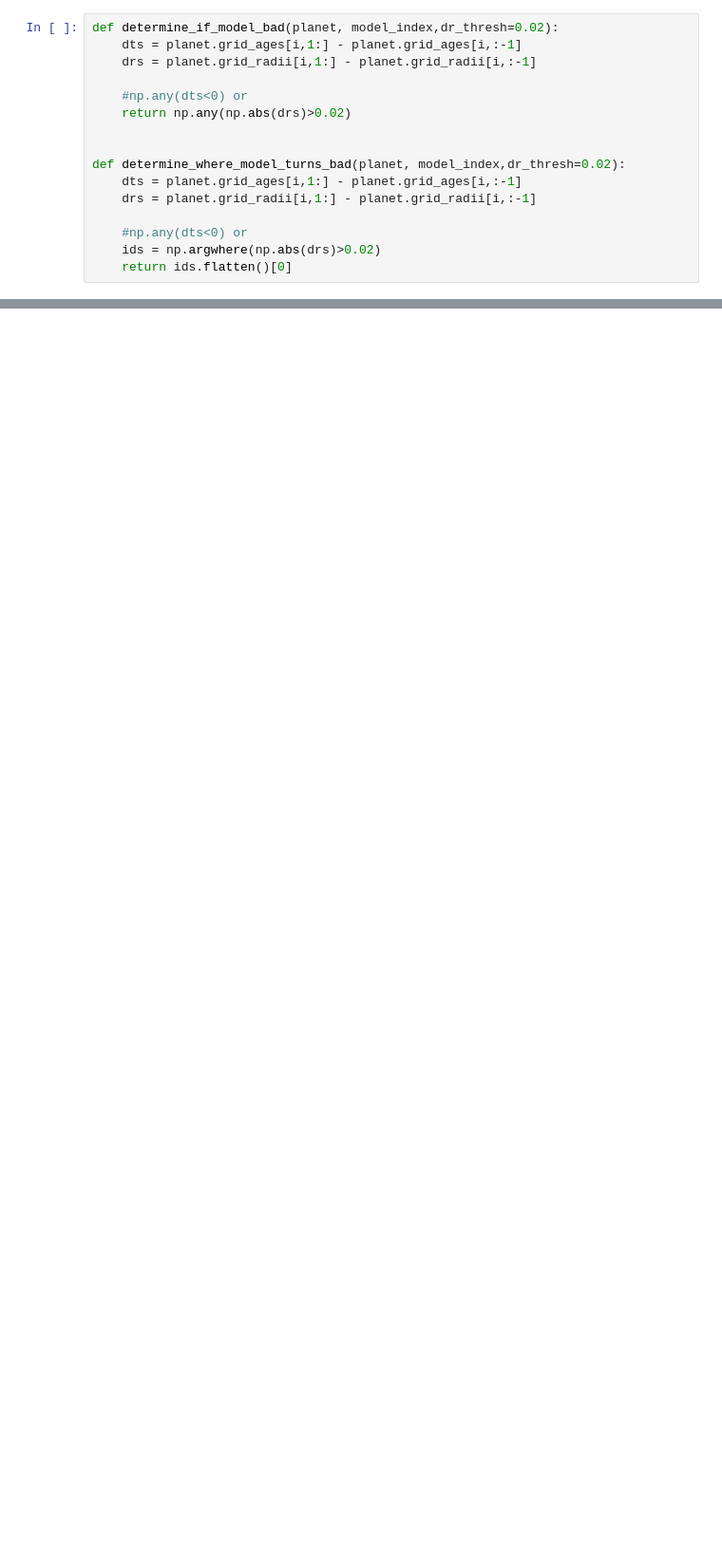
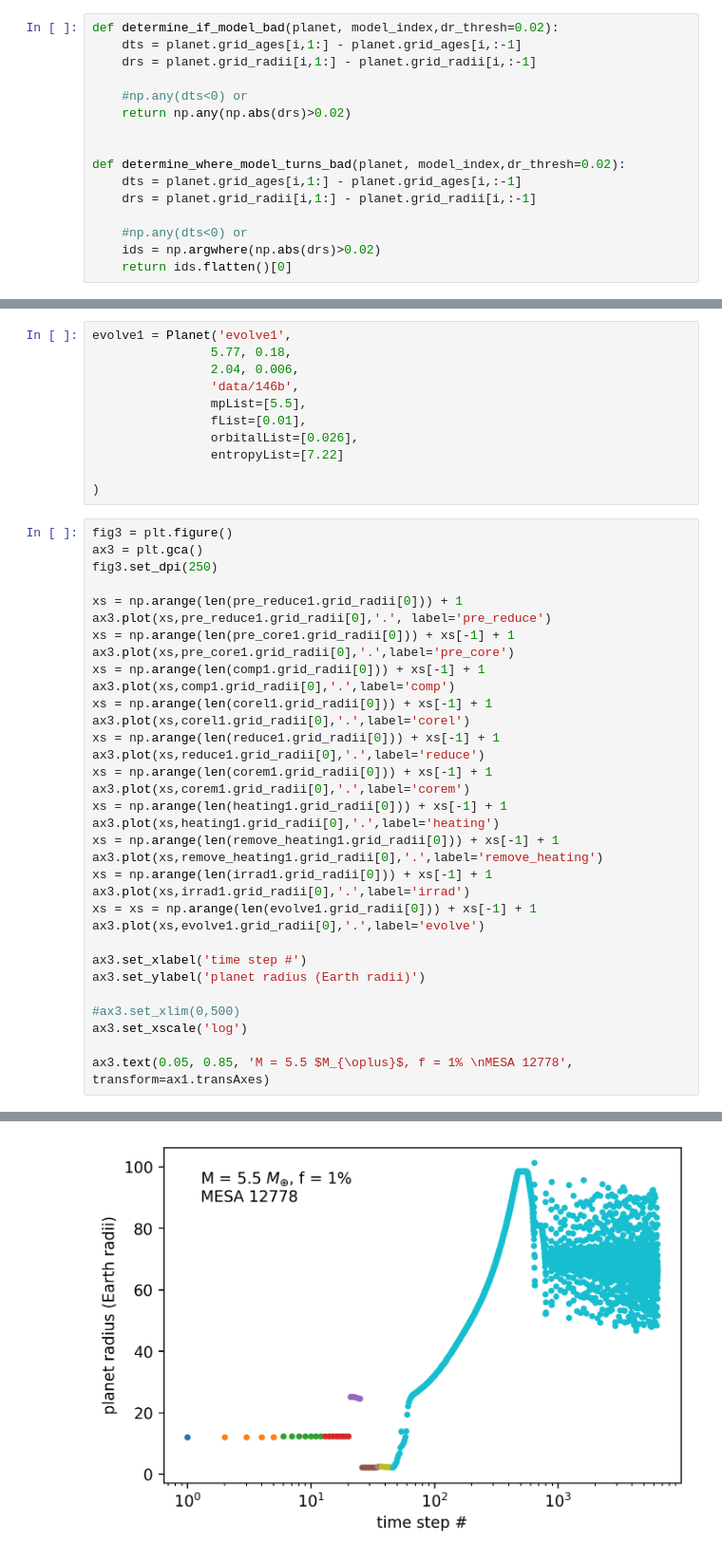
Before and after one commit to bridgethaas/subneptune-generator, a Jupyter notebook: practice.ipynb, the cells around one changed output, grey strips where cells are left out. Shown at 95% size. Saved outputs shown, nothing was run; the diff lists cells and outputs as text; blank space fills up the shorter version.

```diff
--- a/practice.ipynb
+++ b/practice.ipynb
@@ -287,0 +716,45 @@ not (a and b) -> not a or not b -> either doesnt go back in time or it does and
+# %%
+evolve1 = Planet('evolve1',
+                5.77, 0.18,
+                2.04, 0.006,
+                'data/146b',
+                mpList=[5.5],
+                fList=[0.01],
+                orbitalList=[0.026],
+                entropyList=[7.22]
+
+)
+# %%
+fig3 = plt.figure()
+ax3 = plt.gca()
+fig3.set_dpi(250)
+
+xs = np.arange(len(pre_reduce1.grid_radii[0])) + 1
+ax3.plot(xs,pre_reduce1.grid_radii[0],'.', label='pre_reduce')
+xs = np.arange(len(pre_core1.grid_radii[0])) + xs[-1] + 1
+ax3.plot(xs,pre_core1.grid_radii[0],'.',label='pre_core')
+xs = np.arange(len(comp1.grid_radii[0])) + xs[-1] + 1
+ax3.plot(xs,comp1.grid_radii[0],'.',label='comp')
+xs = np.arange(len(corel1.grid_radii[0])) + xs[-1] + 1
+ax3.plot(xs,corel1.grid_radii[0],'.',label='corel')
+xs = np.arange(len(reduce1.grid_radii[0])) + xs[-1] + 1
+ax3.plot(xs,reduce1.grid_radii[0],'.',label='reduce')
+xs = np.arange(len(corem1.grid_radii[0])) + xs[-1] + 1
+ax3.plot(xs,corem1.grid_radii[0],'.',label='corem')
+xs = np.arange(len(heating1.grid_radii[0])) + xs[-1] + 1
+ax3.plot(xs,heating1.grid_radii[0],'.',label='heating')
+xs = np.arange(len(remove_heating1.grid_radii[0])) + xs[-1] + 1
+ax3.plot(xs,remove_heating1.grid_radii[0],'.',label='remove_heating')
+xs = np.arange(len(irrad1.grid_radii[0])) + xs[-1] + 1
+ax3.plot(xs,irrad1.grid_radii[0],'.',label='irrad')
+xs = xs = np.arange(len(evolve1.grid_radii[0])) + xs[-1] + 1
+ax3.plot(xs,evolve1.grid_radii[0],'.',label='evolve')
+
+ax3.set_xlabel('time step #')
+ax3.set_ylabel('planet radius (Earth radii)')
+
+#ax3.set_xlim(0,500)
+ax3.set_xscale('log')
+
+ax3.text(0.05, 0.85, 'M = 5.5 $M_{\oplus}$, f = 1% \nMESA 12778', transform=ax1.transAxes)
+# %% [output]
@@ -287,0 +762 @@ not (a and b) -> not a or not b -> either doesnt go back in time or it does and
+[figure, added]
```
Also changed, not shown: parts of 49 cells of this notebook.
